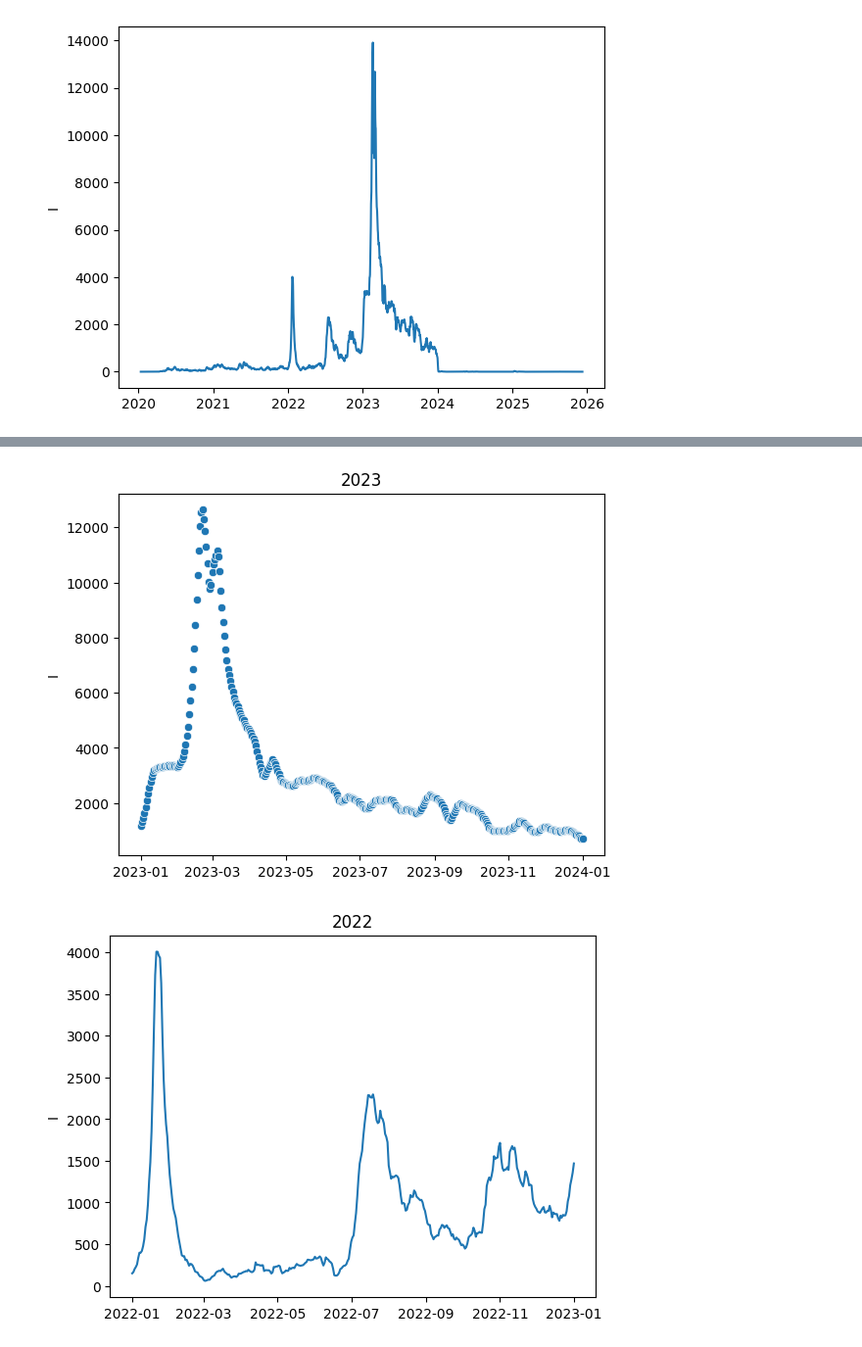
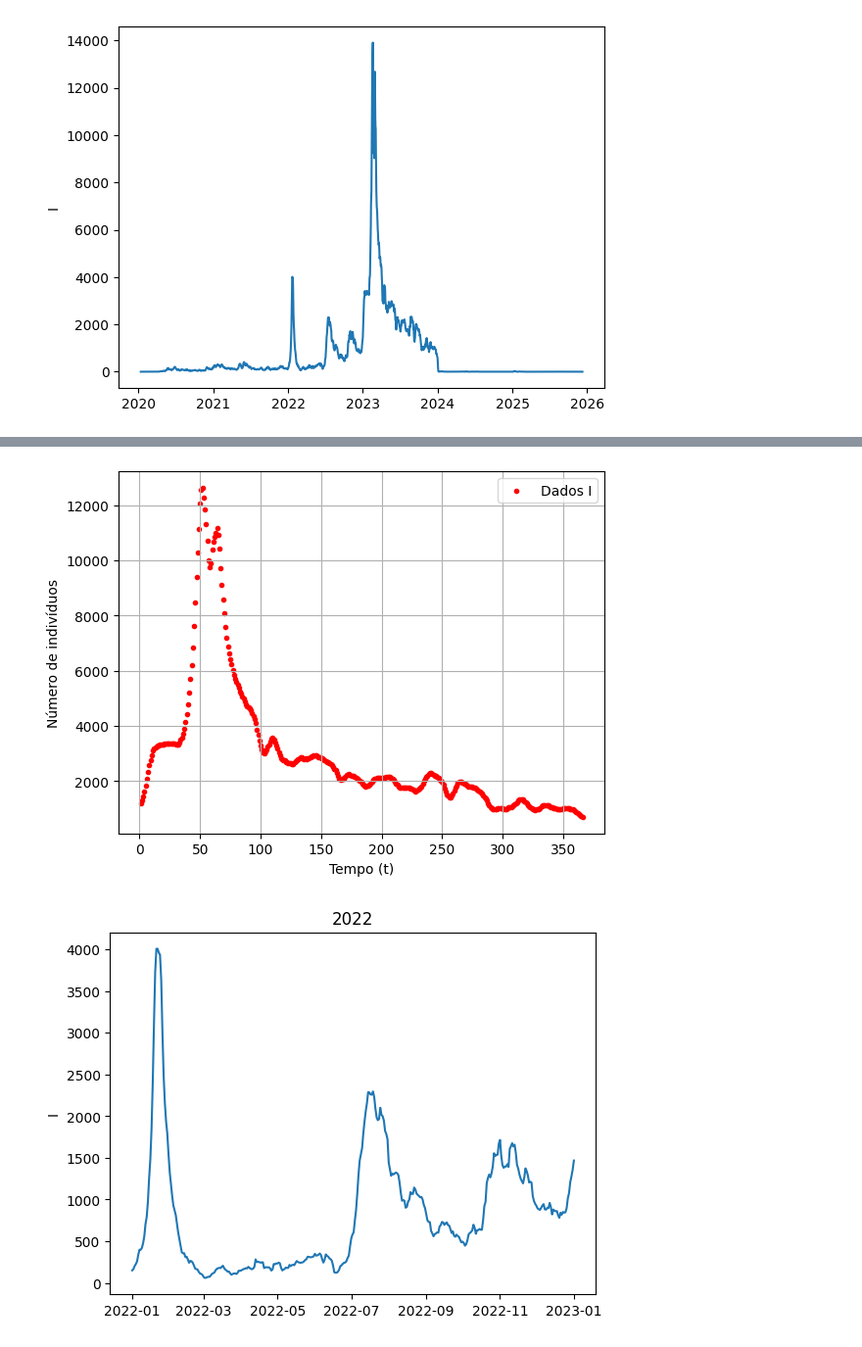
Before and after one commit to ginbar/inverse-cm, a Jupyter notebook: notebooks/data_analysis/DataAnalysisAM.ipynb, the cells around one changed output, grey strips where cells are left out. Shown at 98% size. Saved outputs shown, nothing was run; the diff lists cells and outputs as text; code cells hidden in the pictures.

```diff
--- a/notebooks/data_analysis/DataAnalysisAM.ipynb
+++ b/notebooks/data_analysis/DataAnalysisAM.ipynb
@@ -110,10 +104,7 @@ plt.show()
 # %%
 smoothed_sir = sir.rolling(window=7).mean()
-data2023 = smoothed_sir["I"]["2023-01-01":"2024-01-01"]
-sns.scatterplot(data=data2023)
-plt.title("2023")
-plt.savefig("../../images/smoothed-data-2023-AM")
-plt.show()
+smoothed_data2023 = smoothed_sir["I"]["2023-01-01":"2024-01-01"]
+plotting.plot_incidence_data(smoothed_data2023, "smoothed-data-sus-AM-2023")
 # %% [output]
-[figure, old version]
+[figure, new version]
 # %%
```
Also changed, not shown: parts of 7 cells of this notebook, 7 other files.
